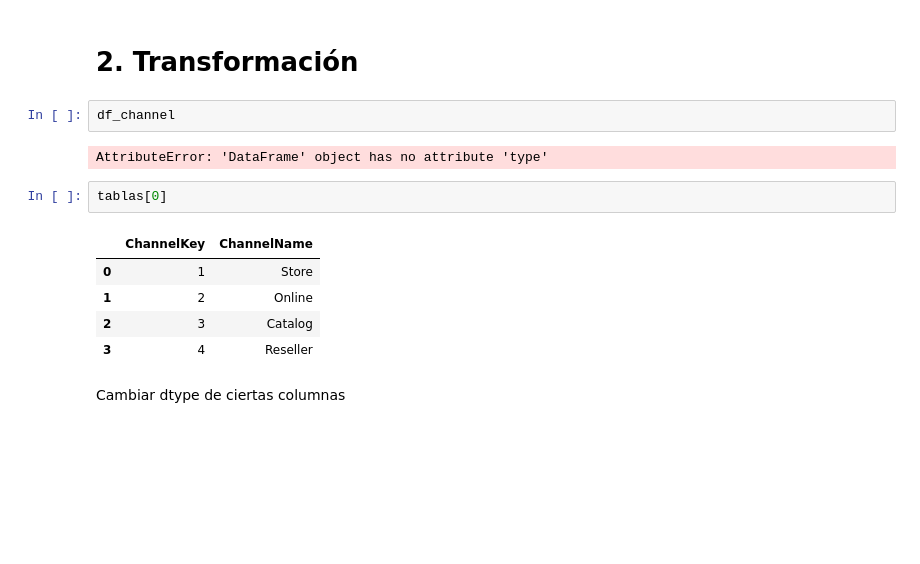
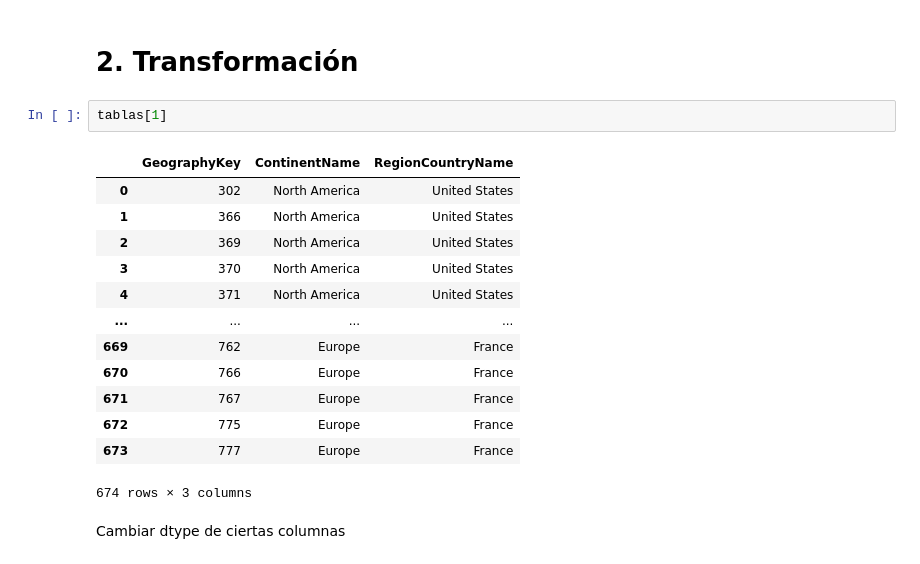
Before and after one commit to DarkLyng/Proyecto_Modelos, a Jupyter notebook: Proyecto_Modelos_.ipynb, the cells around one changed output. Cells and saved outputs as stored; diff of their text form; blank space fills up the shorter version.

```diff
--- a/Proyecto_Modelos_.ipynb
+++ b/Proyecto_Modelos_.ipynb
@@ -60,18 +60,22 @@ print(tablas)
 [2282482 rows x 20 columns]
 # %% [markdown]
 # **2. Transformación**
-# %%
-df_channel
-# %% [output]
-AttributeError: 'DataFrame' object has no attribute 'type'
 # %%
-tablas[0]
+tablas[1]
 # %% [output]
-|  | ChannelKey | ChannelName |
-| 0 | 1 | Store |
-| 1 | 2 | Online |
-| 2 | 3 | Catalog |
-| 3 | 4 | Reseller |
+|  | GeographyKey | ContinentName | RegionCountryName |
+| 0 | 302 | North America | United States |
+| 1 | 366 | North America | United States |
+| 2 | 369 | North America | United States |
+| 3 | 370 | North America | United States |
+| 4 | 371 | North America | United States |
+| ... | ... | ... | ... |
+| 669 | 762 | Europe | France |
+| 670 | 766 | Europe | France |
+| 671 | 767 | Europe | France |
+| 672 | 775 | Europe | France |
+| 673 | 777 | Europe | France |
+674 rows × 3 columns
 # %% [markdown]
 Cambiar dtype de ciertas columnas
 # %%
```
Also changed, not shown: parts of 2 cells of this notebook.
